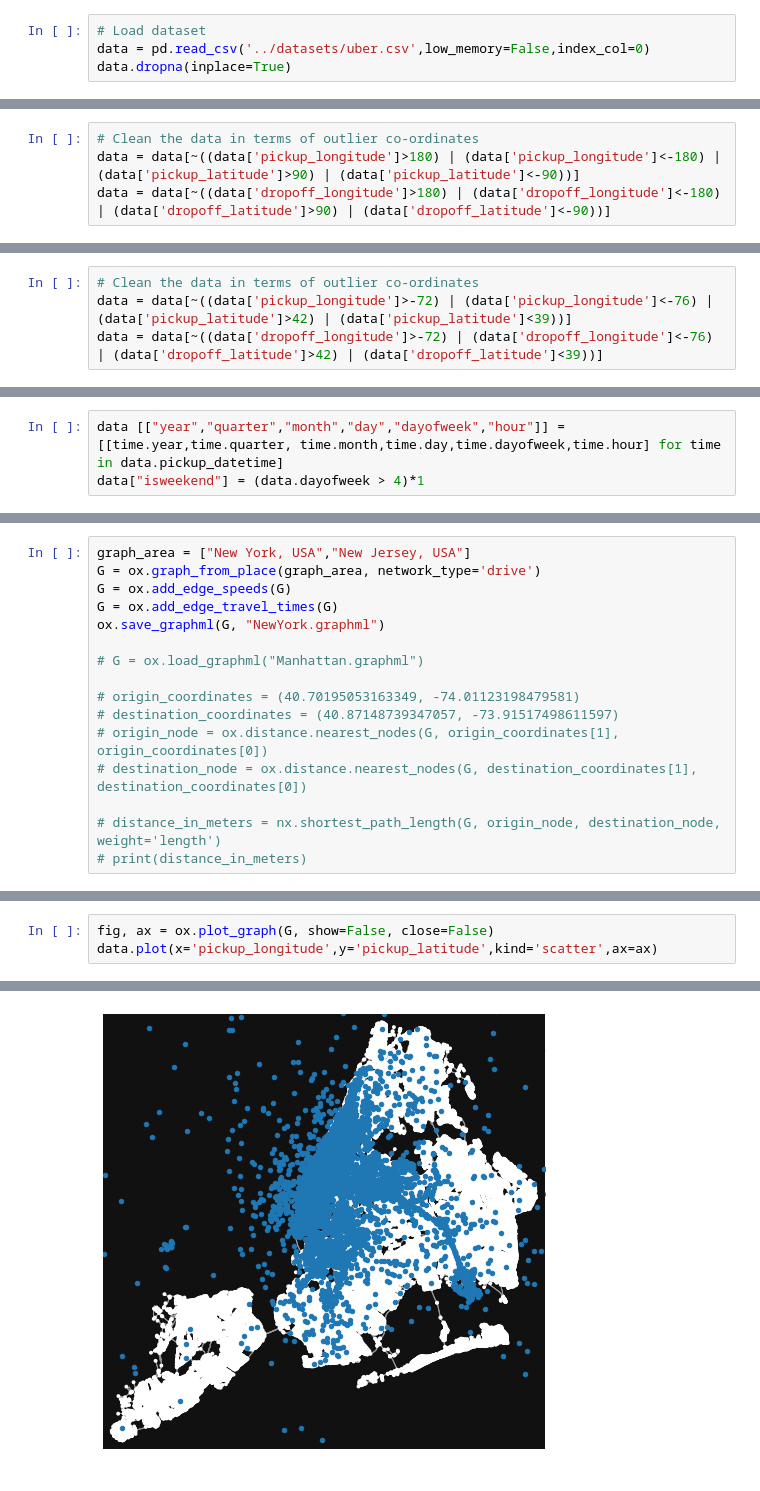
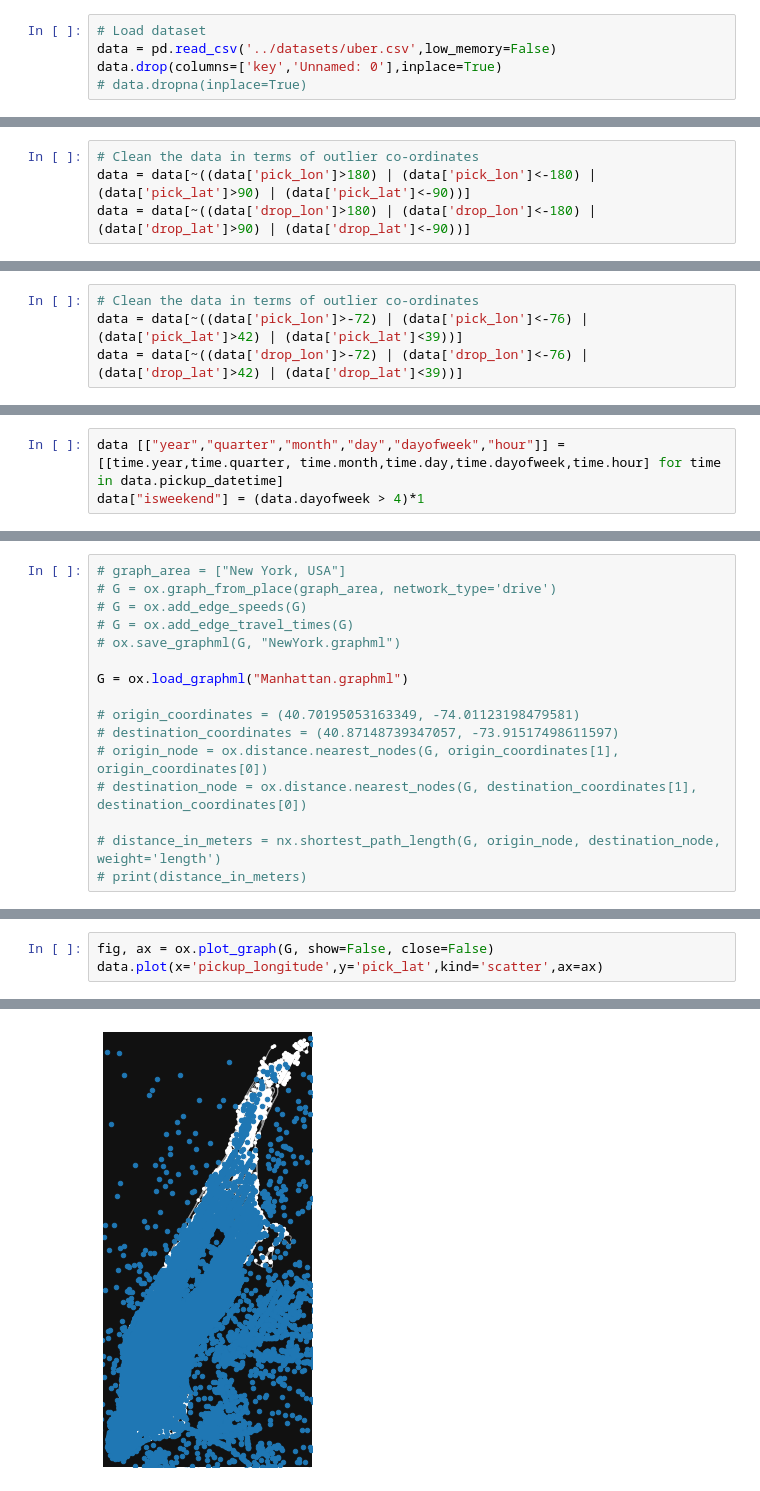
Before and after one commit to nikhil-ravi/ORIE5751Uber, a Jupyter notebook: python/datasets_nikhil.ipynb, the cells around one changed output, grey strips where cells are left out. Drawn from its saved outputs; the diff is of its cells as text.

Commit message:
Cleaned data

```diff
--- a/python/datasets_nikhil.ipynb
+++ b/python/datasets_nikhil.ipynb
@@ -11,5 +11,6 @@ from dateutil import tz
 import matplotlib.pyplot as plt
 # %%
 # Load dataset
-data = pd.read_csv('../datasets/uber.csv',low_memory=False,index_col=0)
-data.dropna(inplace=True)
+data = pd.read_csv('../datasets/uber.csv',low_memory=False)
+data.drop(columns=['key','Unnamed: 0'],inplace=True)
+# data.dropna(inplace=True)
@@ -38,6 +66,6 @@ gdf.plot(ax=world.plot(figsize=(10, 6)), marker='o', color='red', markersize=15)
 Let us first clear the obvious outliers: We need $-180 \leq lon \leq 180$ and $-90 \leq lat \leq 90$
 # %%
 # Clean the data in terms of outlier co-ordinates
-data = data[~((data['pickup_longitude']>180) | (data['pickup_longitude']<-180) | (data['pickup_latitude']>90) | (data['pickup_latitude']<-90))]
-data = data[~((data['dropoff_longitude']>180) | (data['dropoff_longitude']<-180) | (data['dropoff_latitude']>90) | (data['dropoff_latitude']<-90))]
+data = data[~((data['pick_lon']>180) | (data['pick_lon']<-180) | (data['pick_lat']>90) | (data['pick_lat']<-90))]
+data = data[~((data['drop_lon']>180) | (data['drop_lon']<-180) | (data['drop_lat']>90) | (data['drop_lat']<-90))]
 # %%
@@ -64,5 +93,5 @@ gdf.plot(ax=world.plot(figsize=(10, 6)), marker='o', color='red', markersize=15)
 Let us only keep the rides from around NYC
 # %%
 # Clean the data in terms of outlier co-ordinates
-data = data[~((data['pickup_longitude']>-72) | (data['pickup_longitude']<-76) | (data['pickup_latitude']>42) | (data['pickup_latitude']<39))]
-data = data[~((data['dropoff_longitude']>-72) | (data['dropoff_longitude']<-76) | (data['dropoff_latitude']>42) | (data['dropoff_latitude']<39))]
+data = data[~((data['pick_lon']>-72) | (data['pick_lon']<-76) | (data['pick_lat']>42) | (data['pick_lat']<39))]
+data = data[~((data['drop_lon']>-72) | (data['drop_lon']<-76) | (data['drop_lat']>42) | (data['drop_lat']<39))]
@@ -112,11 +161,11 @@ data
 # %%
-graph_area = ["New York, USA","New Jersey, USA"]
-G = ox.graph_from_place(graph_area, network_type='drive')
-G = ox.add_edge_speeds(G)
-G = ox.add_edge_travel_times(G)
-ox.save_graphml(G, "NewYork.graphml")
+# graph_area = ["New York, USA"]
+# G = ox.graph_from_place(graph_area, network_type='drive')
+# G = ox.add_edge_speeds(G)
+# G = ox.add_edge_travel_times(G)
+# ox.save_graphml(G, "NewYork.graphml")
 
-# G = ox.load_graphml("Manhattan.graphml")
+G = ox.load_graphml("Manhattan.graphml")
 
 # origin_coordinates = (40.70195053163349, -74.01123198479581)
 # destination_coordinates = (40.87148739347057, -73.91517498611597)
@@ -130,6 +177,6 @@ KeyboardInterrupt:
 # %%
 fig, ax = ox.plot_graph(G, show=False, close=False)
-data.plot(x='pickup_longitude',y='pickup_latitude',kind='scatter',ax=ax)
+data.plot(x='pickup_longitude',y='pick_lat',kind='scatter',ax=ax)
 # %% [output]
 <AxesSubplot:xlabel='pickup_longitude', ylabel='pickup_latitude'>
-[figure, old version]
+[figure, new version]
```
Also changed, not shown: parts of 26 cells of this notebook, 52 other files.
